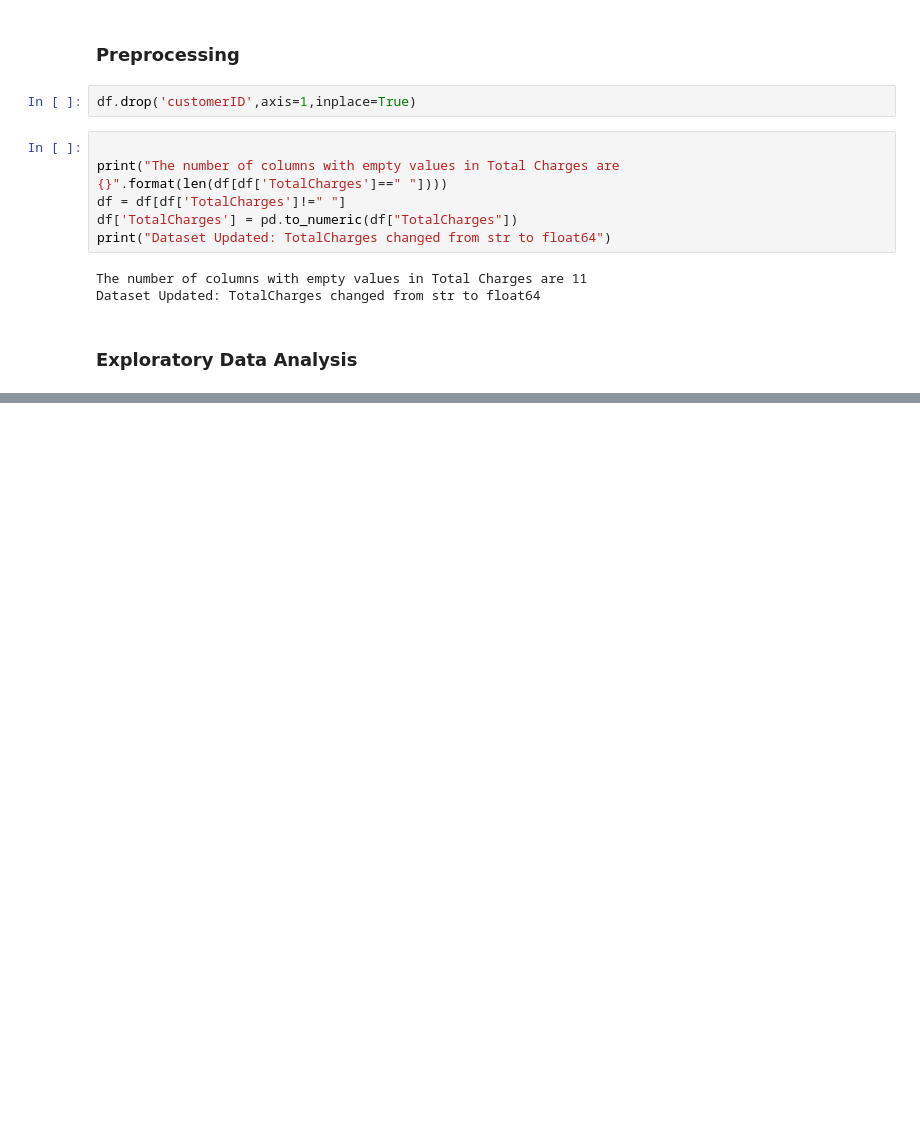
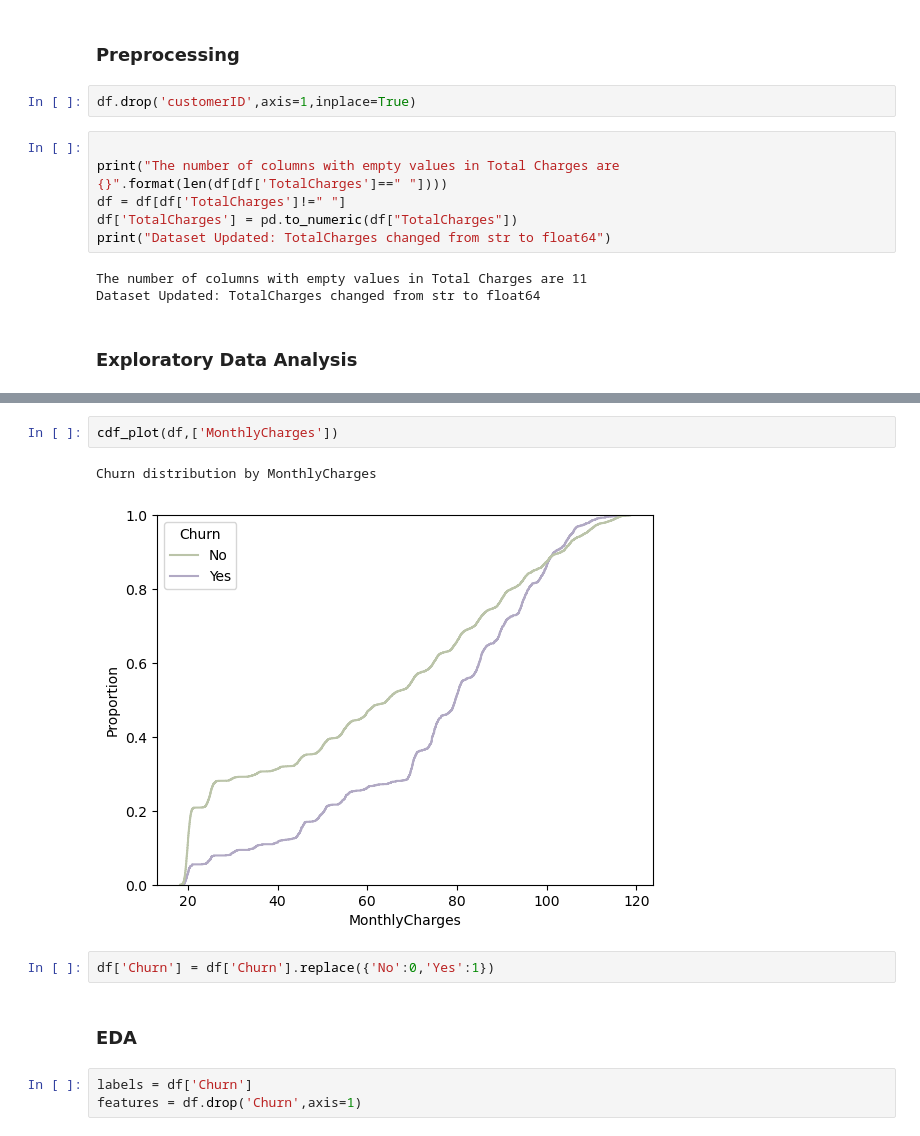
Before and after one commit to HP3-16/machine-learning-projects, a Jupyter notebook: telco-churn-pred/main_notebook.ipynb, the cells around one changed output, grey strips where cells are left out. Cells and saved outputs as stored; diff of their text form; blank space fills up the shorter version.

```diff
--- a/telco-churn-pred/main_notebook.ipynb
+++ b/telco-churn-pred/main_notebook.ipynb
@@ -157,0 +170,12 @@ Churn distribution by InternetService
+# %%
+cdf_plot(df,['MonthlyCharges'])
+# %% [output]
+Churn distribution by MonthlyCharges
+[figure, added]
+# %%
+df['Churn'] = df['Churn'].replace({'No':0,'Yes':1})
+# %% [markdown]
+### EDA
+# %%
+labels = df['Churn']
+features = df.drop('Churn',axis=1)
```
Also changed, not shown: parts of 34 cells of this notebook, 1 other file.
